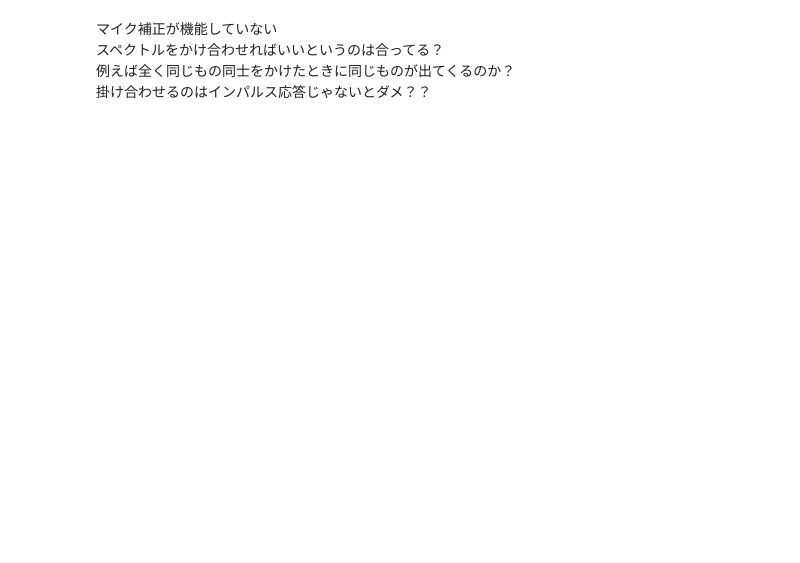
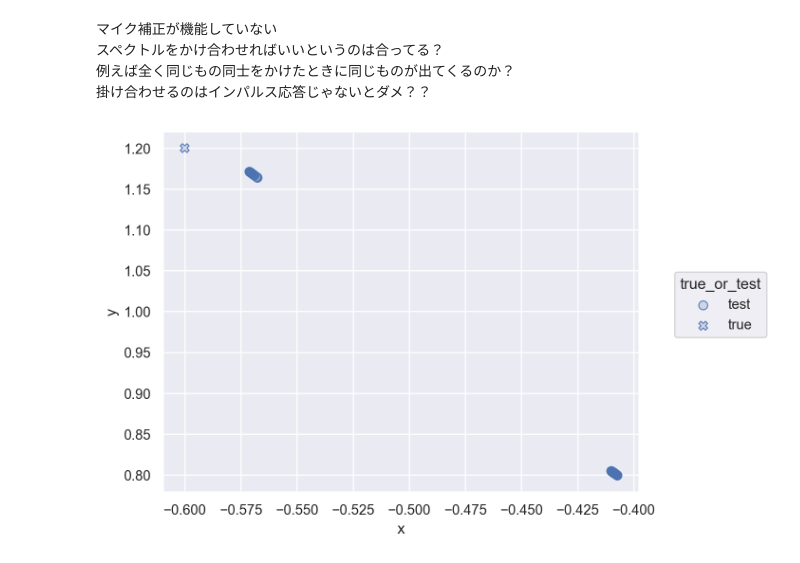
Before and after one commit to auk1709/lab-acoustic, a Jupyter notebook: notebook/mic-revision.ipynb, the cells around one changed output. Cells and saved outputs as stored; diff of their text form; code cells hidden in the pictures; blank space fills up the shorter version.

```diff
--- a/notebook/mic-revision.ipynb
+++ b/notebook/mic-revision.ipynb
@@ -165,3 +165,14 @@ See the caveats in the documentation: https://pandas.pydata.org/pandas-docs/stab
 スペクトルをかけ合わせればいいというのは合ってる？
 例えば全く同じもの同士をかけたときに同じものが出てくるのか？
 掛け合わせるのはインパルス応答じゃないとダメ？？
+# %%
+(
+    so.Plot(
+        df_positions.query("test_position == 'test1'"),
+        x="x",
+        y="y",
+        marker="true_or_test",
+    ).add(so.Dots(pointsize=7))
+)
+# %% [output]
+[figure, added]
```
Also changed, not shown: parts of 6 cells of this notebook, 2 other files.
